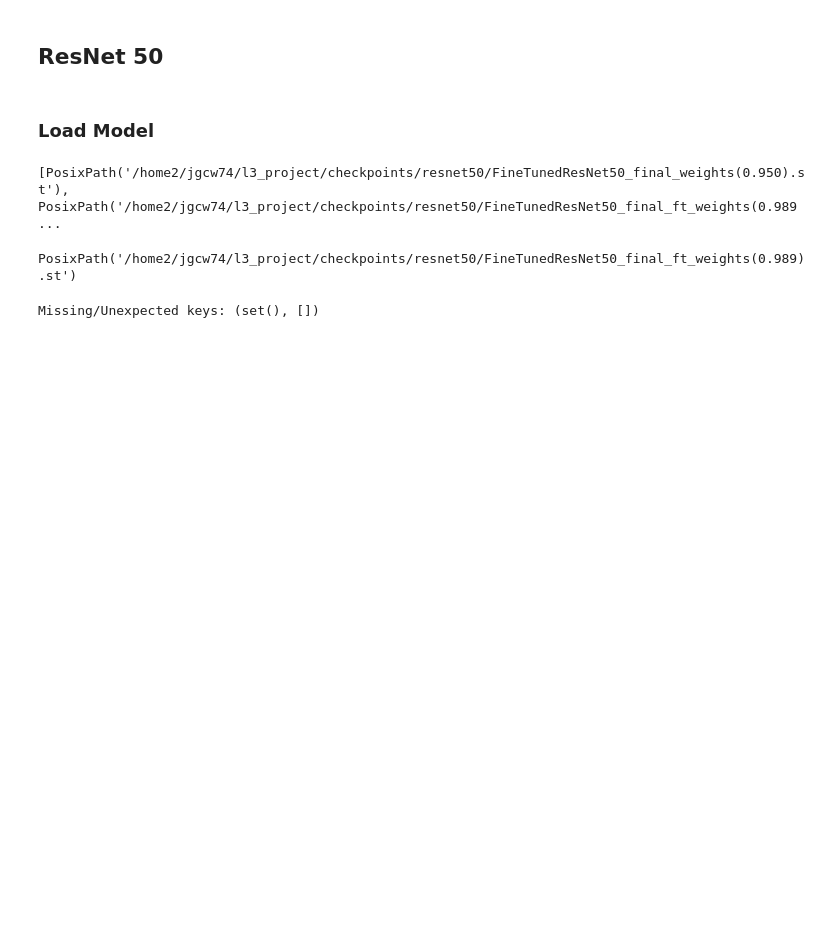
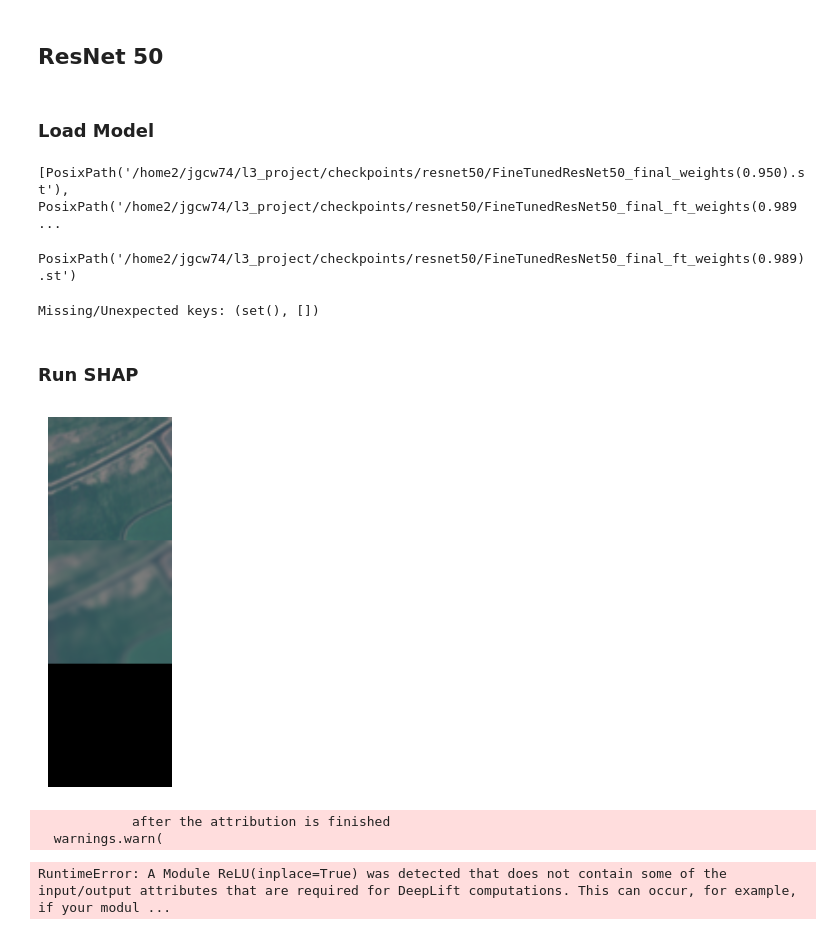
Before and after one commit to tameTNT/evaluating-xai-remote-sensing, a Jupyter notebook: explain_predictions/deep_shap.ipynb, the cells around one changed output. Cells and saved outputs as stored; diff of their text form; code cells hidden in the pictures; blank space fills up the shorter version.

Commit message:
Start explaining via DeepLiftSHAP for ResNet50
Add additional ReLU layers for Captum compatability.

```diff
--- a/explain_predictions/deep_shap.ipynb
+++ b/explain_predictions/deep_shap.ipynb
@@ -76,6 +77,13 @@ val_dataloader = torch.utils.data.DataLoader(
     eurosat_val_ds, batch_size=32, num_workers=4, shuffle=False, drop_last=False
 )
 validation_iterator = iter(dataset_processing.core.cycle(val_dataloader))
+# %%
+def show_image(img: torch.Tensor):
+    if img.min() < 0:
+        img = (img + 1) / 2  # un-normalise
+    img = np.transpose(img.cpu(), (1, 2, 0))  # move colour channel to end
+    plt.imshow(img)
+    plt.axis("off")
 # %% [markdown]
 ## ResNet 50
 # %% [markdown]
@@ -97,3 +105,5 @@ resnet50 = helpers.models.FineTunedResNet50(num_classes=len(eurosat_val_ds.class
 print('Missing/Unexpected keys:', load_model(resnet50, latest_resnet50_path, strict=True, device=device.type))
 # %% [output]
 Missing/Unexpected keys: (set(), [])
+# %% [markdown]
+### Run SHAP
@@ -99,0 +112,14 @@ Missing/Unexpected keys: (set(), [])
+# %%
+img_to_explain = eurosat_val_ds[1]["image"].to(device)
+blurred_img = transforms.functional.gaussian_blur_image(img_to_explain, kernel_size=15, sigma=10)
+black_img = torch.zeros_like(img_to_explain) - 1
+show_image(torch.column_stack([img_to_explain, blurred_img, black_img]))
+# %% [output]
+[figure, added]
+# %%
+shap_vals = deep_shap_explainer.attribute(img_to_explain.unsqueeze(0), blurred_img.unsqueeze(0).repeat(5, 1, 1, 1),
+                                          target=torch.tensor(0).to(device))
+# %% [output]
+            after the attribution is finished
+  warnings.warn(
+RuntimeError: A Module ReLU(inplace=True) was detected that does not contain some of the input/output attributes that are required for DeepLift computations. This can occur, for example, if your modul ...
```
Also changed, not shown: parts of 3 cells of this notebook, 1 other file.
